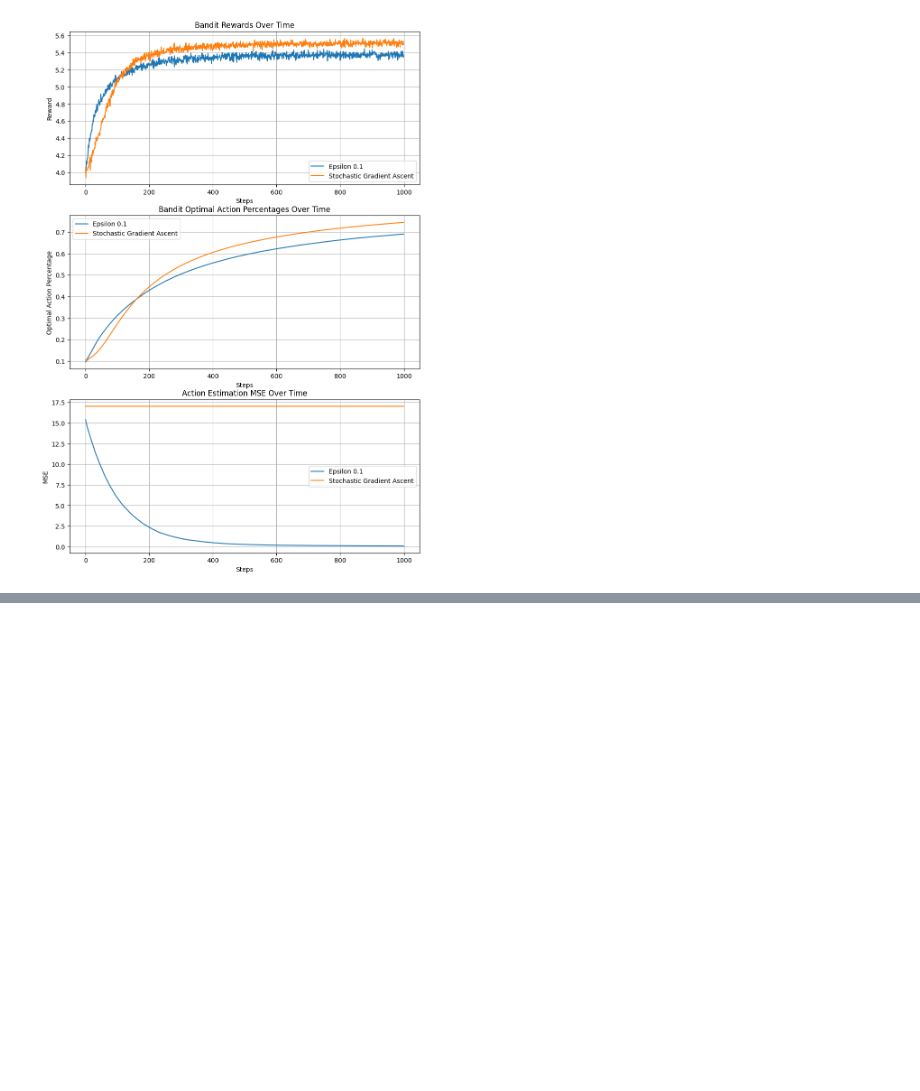
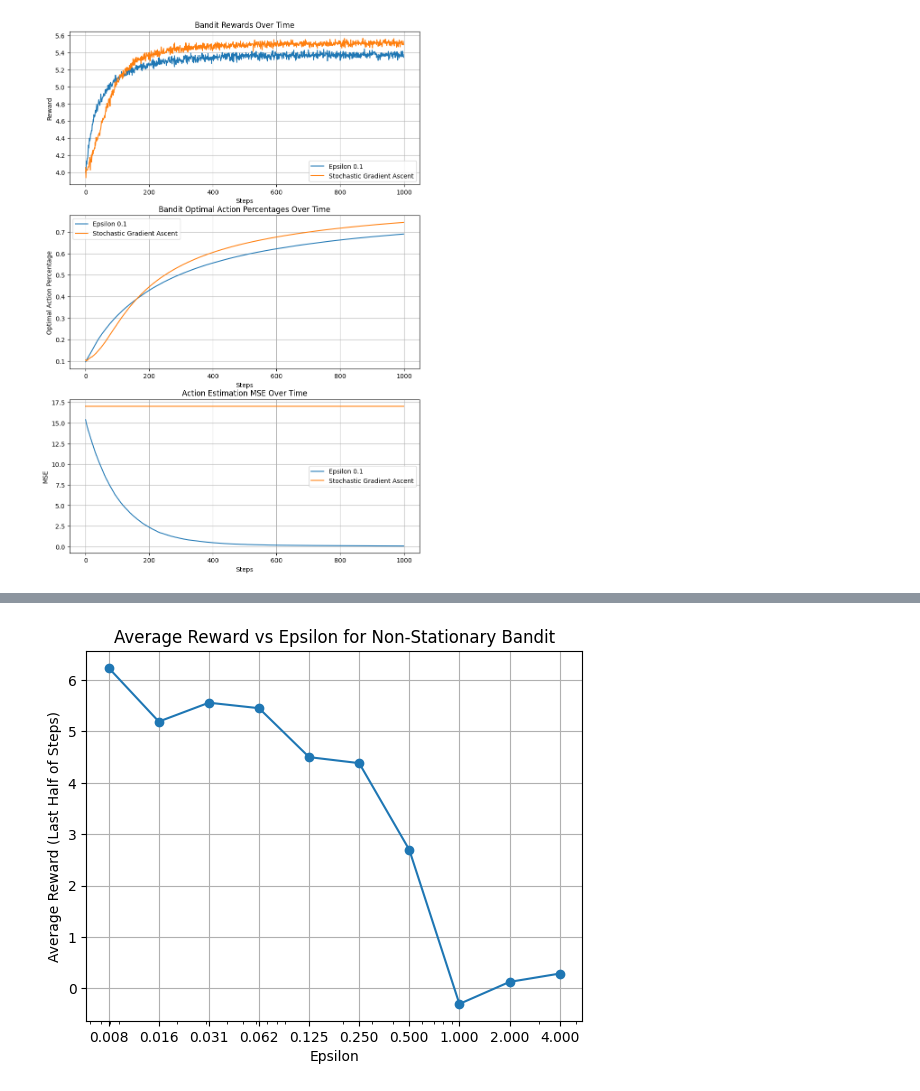
Before and after one commit to Hemant-Banke/RL-Sutton-Barto, a Jupyter notebook: Ch2/k_armed_bandit.ipynb, the cells around one changed output, grey strips where cells are left out. Saved outputs shown, nothing was run; the diff lists cells and outputs as text; code cells hidden in the pictures; blank space fills up the shorter version.

```diff
--- a/Ch2/k_armed_bandit.ipynb
+++ b/Ch2/k_armed_bandit.ipynb
@@ -238,0 +265,15 @@ bandit.diagnostic_plots(actor_map, rewards_map, best_action_perct_map, mse_map)
+# %%
+epsilon_rewards = []
+for epsilon in epsilons:
+    epsilon_rewards.append(rewards_map[f'Epsilon {epsilon:.2f}'].loc[:, int(n_steps_params/2):].mean().mean())
+
+plt.plot(epsilons, epsilon_rewards, marker='o')
+plt.xscale('log')
+plt.xlabel('Epsilon')
+plt.ylabel('Average Reward (Last Half of Steps)')
+plt.title('Average Reward vs Epsilon for Non-Stationary Bandit')
+plt.xticks(epsilons, [f'{epsilon:.3f}' for epsilon in epsilons])
+plt.grid()
+plt.show()
+# %% [output]
+[figure, added]
```
Also changed, not shown: parts of 4 cells of this notebook, 1 other file.
